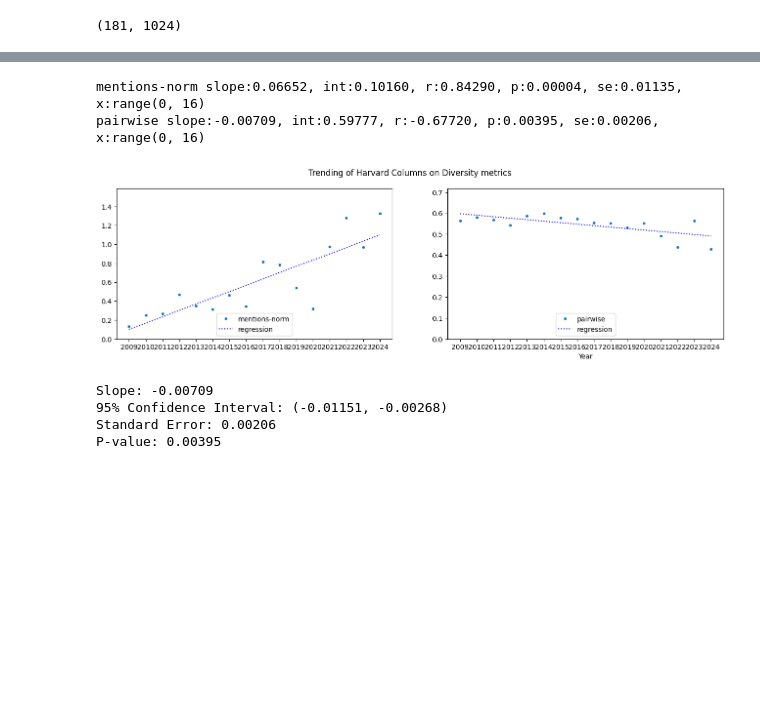
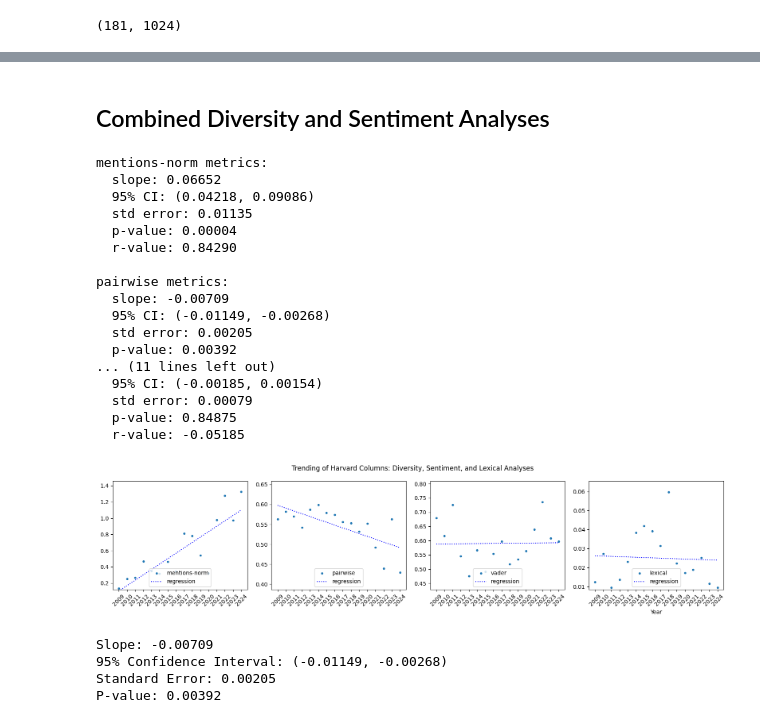
Before and after one commit to theodoremui/diversity-ideas, a Jupyter notebook: notebooks/2024/harvard-columns.ipynb, the cells around one changed output, grey strips where cells are left out. Saved outputs shown, nothing was run; the diff lists cells and outputs as text; code cells hidden in the pictures; blank space fills up the shorter version.

Commit message:
refreshed harvard columns and op-eds

```diff
--- a/notebooks/2024/harvard-columns.ipynb
+++ b/notebooks/2024/harvard-columns.ipynb
@@ -160,0 +399,4 @@ len(re.findall(diversity_pattern, text))
+# %%
+text = "We like going around theneighborhood."
+judgement = classify_text_cynicism(text)
+printCynicalClassification(judgement=judgement)
@@ -356,0 +877,14 @@ plt.show()
+# %%
+x = results_df['year']
+y = results_df['lexical']
+
+slope, intercept, r_value, p_value, std_err = linregress(x, y)
+
+results_df.plot(x="year", y="lexical", kind="scatter")
+
+plt.plot(x, intercept + slope*x, 'b:', label='fitted regression')
+
+plt.title("Harvard Columns by year: LIWC Lexical Analysis")
+plt.legend(loc='upper right')
+plt.ylim(min(y)*0.95, max(y)*1.05)
+plt.show()
@@ -357,43 +893,81 @@ plt.show()
+# %% [markdown]
+## Combined Diversity and Sentiment Analyses
 # %%
 # Select the columns to plot
-columns = ["mentions-norm", "pairwise"]
+columns = ["mentions-norm", "pairwise", "vader", "lexical"]
 
 # Create a figure with subplots
 fig, axs = plt.subplots(nrows=1, ncols=len(columns), sharex=True, figsize=(16,4))
 
 # Loop through the columns and plot each one
 for ax, column in zip(axs, columns):
     # Select the data for the current column
     x = range(len(results_df.index))
     y = results_df[column]
 
     # Calculate the linear regression
     slope, intercept, r_value, p_value, std_err = linregress(x, y)
 
-    print("{} slope:{:.5f}, int:{:.5f}, r:{:.5f}, p:{:.5f}, se:{:.5f}, x:{}".format(
-            column, slope, intercept, r_value, p_value, std_err, x))
+    # Calculate 95% confidence interval
+    confidence_level = 0.95
+    degrees_of_freedom = len(x) - 2
+    t_value = t.ppf((1 + confidence_level) / 2, degrees_of_freedom)
+    margin_of_error = t_value * std_err
+    ci_lower = slope - margin_of_error
+    ci_upper = slope + margin_of_error
+
+    # Print comprehensive statistics
+    print(f"\n{column} metrics:")
+    print(f"  slope: {slope:.5f}")
+    print(f"  95% CI: ({ci_lower:.5f}, {ci_upper:.5f})")
+    print(f"  std error: {std_err:.5f}")
+    print(f"  p-value: {p_value:.5f}")
+    print(f"  r-value: {r_value:.5f}")
 
     # Plot the data and the linear regression line
     results_df[column].plot(ax=ax, style=".", x=x, y=y, label=column)
     ax.plot(x, intercept + slope*x, 'b:', label='regression')
-    ax.set_ylim(0, max(y)*1.2)
+    ax.set_ylim(min(y)*0.9, max(y)*1.1)
+    # ax.set_ylim(0.0, 1.0)
 
     # Add a legend
     ax.legend(loc='lower center')
 
     # Add x-label for the years
     ax.set_xticks(results_df.index)
     ax.set_xticklabels(results_df.year)
+    ax.tick_params(axis='x', rotation=45)
 
 plt.xlabel("Year")
-plt.suptitle("Trending of Harvard Columns on Diversity metrics")
+plt.suptitle("Trending of Harvard Columns: Diversity, Sentiment, and Lexical Analyses")
+plt.tight_layout()
 plt.show()
 # %% [output]
-mentions-norm slope:0.06652, int:0.10160, r:0.84290, p:0.00004, se:0.01135, x:range(0, 16)
-pairwise slope:-0.00709, int:0.59777, r:-0.67720, p:0.00395, se:0.00206, x:range(0, 16)
+mentions-norm metrics:
+  slope: 0.06652
+  95% CI: (0.04218, 0.09086)
+  std error: 0.01135
+  p-value: 0.00004
+  r-value: 0.84290
+
+pairwise metrics:
+  slope: -0.00709
+  95% CI: (-0.01149, -0.00268)
+  std error: 0.00205
+  p-value: 0.00392
+... (11 lines left out)
+  95% CI: (-0.00185, 0.00154)
+  std error: 0.00079
+  p-value: 0.84875
+  r-value: -0.05185
-[figure, old version]
+[figure, new version]
 # %%
-from scipy.stats import t
+from scipy.stats import t, linregress
+
+x = results_df['year']
+y = results_df['pairwise']
+
+slope, intercept, r_value, p_value, std_err = linregress(x, y)
 
 confidence_level = 0.95
 degrees_of_freedom = len(x) - 2
@@ -410,6 +984,6 @@ print(f"Standard Error: {std_err:.5f}")
 print(f"P-value: {p_value:.5f}")
 # %% [output]
 Slope: -0.00709
-95% Confidence Interval: (-0.01151, -0.00268)
-Standard Error: 0.00206
-P-value: 0.00395
+95% Confidence Interval: (-0.01149, -0.00268)
+Standard Error: 0.00205
+P-value: 0.00392
```
Also changed, not shown: parts of 39 cells of this notebook, 3 other files.
